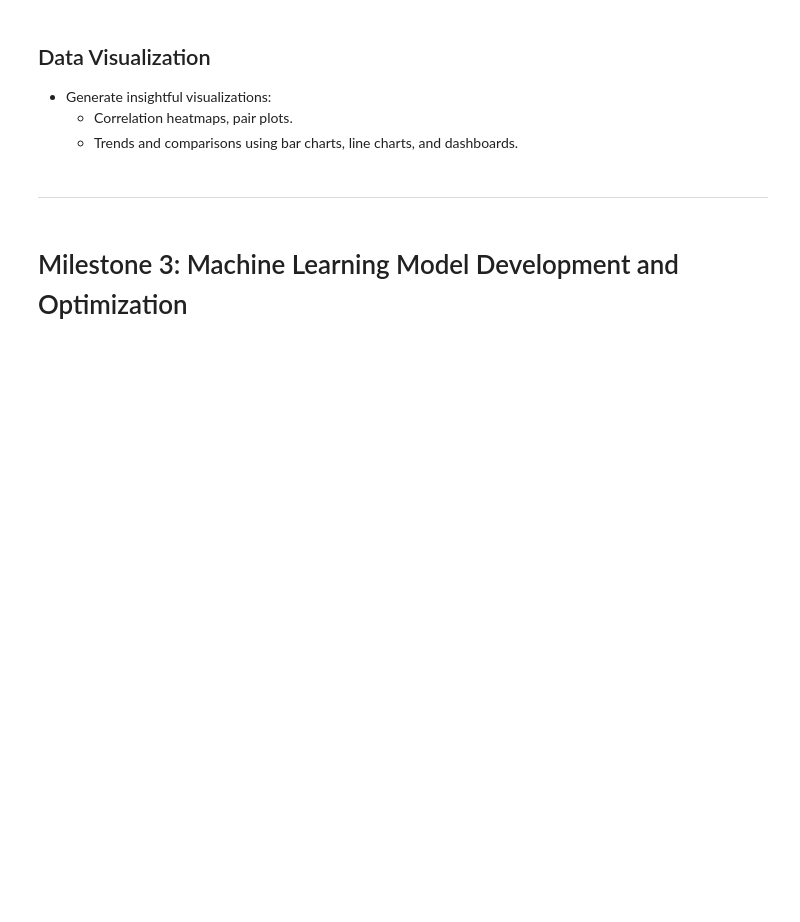
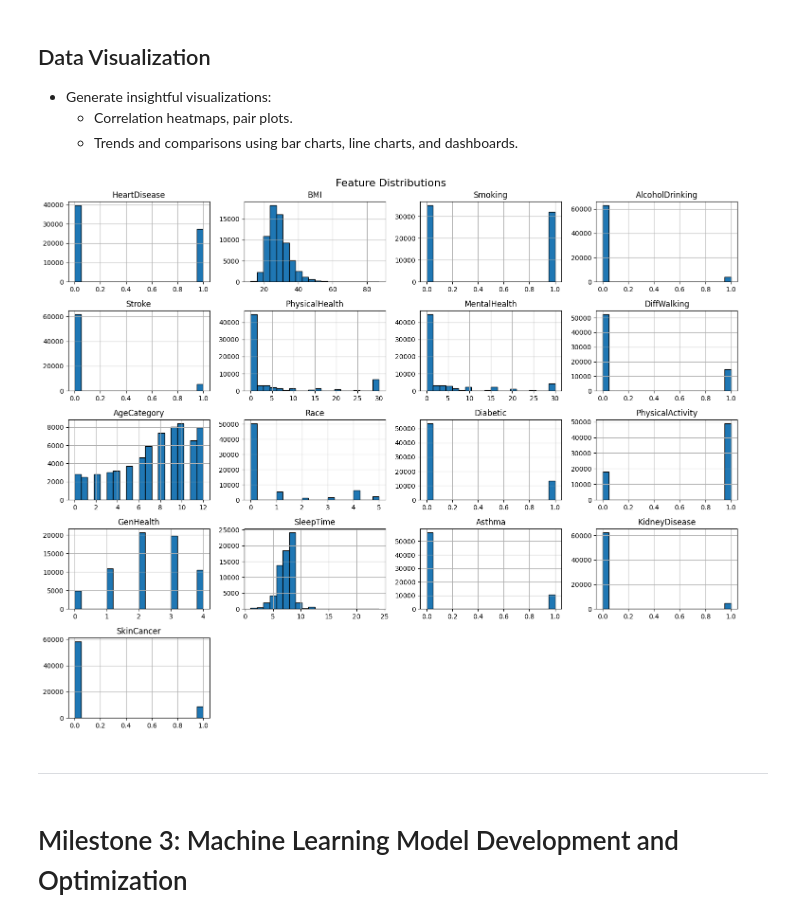
Before and after one commit to saifsame7/Health-Care-predictive-model, a Jupyter notebook: project_notebook_template.ipynb, the cells around one changed output. Cells and saved outputs as stored; diff of their text form; code cells hidden in the pictures; blank space fills up the shorter version.

```diff
--- a/project_notebook_template.ipynb
+++ b/project_notebook_template.ipynb
@@ -336,3 +406,37 @@ memory usage: 9.7 MB
 - Generate insightful visualizations:
   - Correlation heatmaps, pair plots.
   - Trends and comparisons using bar charts, line charts, and dashboards.
+# %%
+import plotly.graph_objects as go
+
+
+full_data['Sex'] = full_data['Sex'].map({0: 'Female', 1: 'Male'})
+
+heart_disease_rate = full_data.groupby(["Sex"])["HeartDisease"].mean().reset_index()
+
+fig = px.bar(heart_disease_rate,
+             x="Sex",
+             y="HeartDisease",
+             color="Sex",
+             title="Heart Disease Rate by Gender",
+             labels={"HeartDisease": "Heart Disease Rate", "Sex": "Gender"},
+             color_discrete_map={"Female": "#FF9999", "Male": "#66B2FF"},
+             text=heart_disease_rate["HeartDisease"].apply(lambda x: f"{x*100:.1f}%"),
+             )
+
+
+fig.update_traces(textposition='auto')
+fig.update_layout(
+    yaxis_title="Heart Disease Rate (%)",
+    xaxis_title="Gender",
+    title_x=0.5,
+    yaxis_tickformat=".0%",
+    showlegend=True,
+    bargap=0.2,
+    plot_bgcolor="white",
+    font=dict(size=14),
+)
+
+fig.update_traces(hovertemplate="Gender: %{x}<br>Heart Disease Rate: %{y:.1%}")
+
+fig.show()
@@ -339,3 +489,10 @@ memory usage: 9.7 MB
+# %%
+full_data.hist(figsize=(15, 12), bins=20, color='#1f77b4', edgecolor='black')
+plt.suptitle('Feature Distributions', fontsize=16)
+plt.tight_layout()
+plt.show()
+# %% [output]
+[figure, added]
 # %% [markdown]
 
 ---
```
Also changed, not shown: parts of 13 cells of this notebook.
